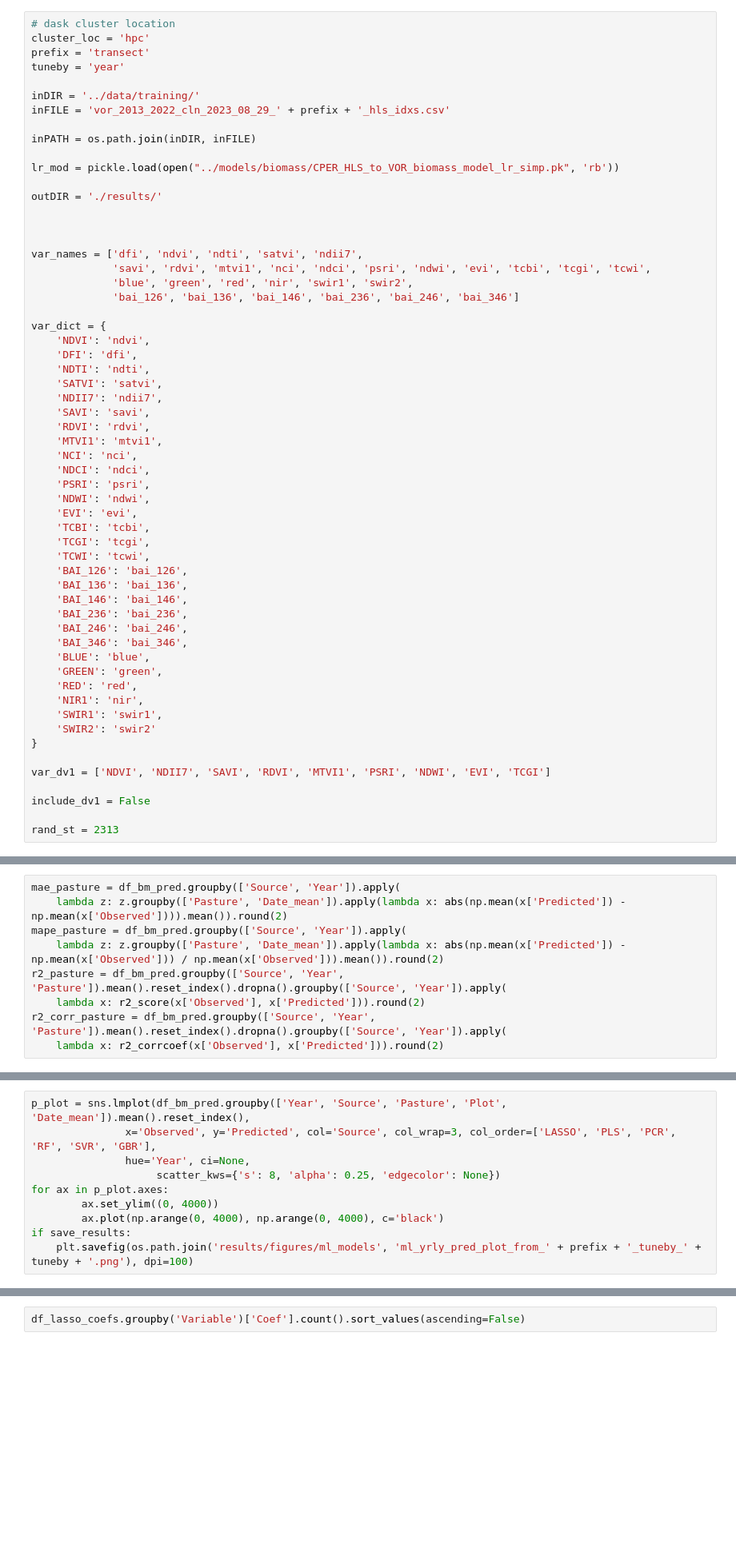
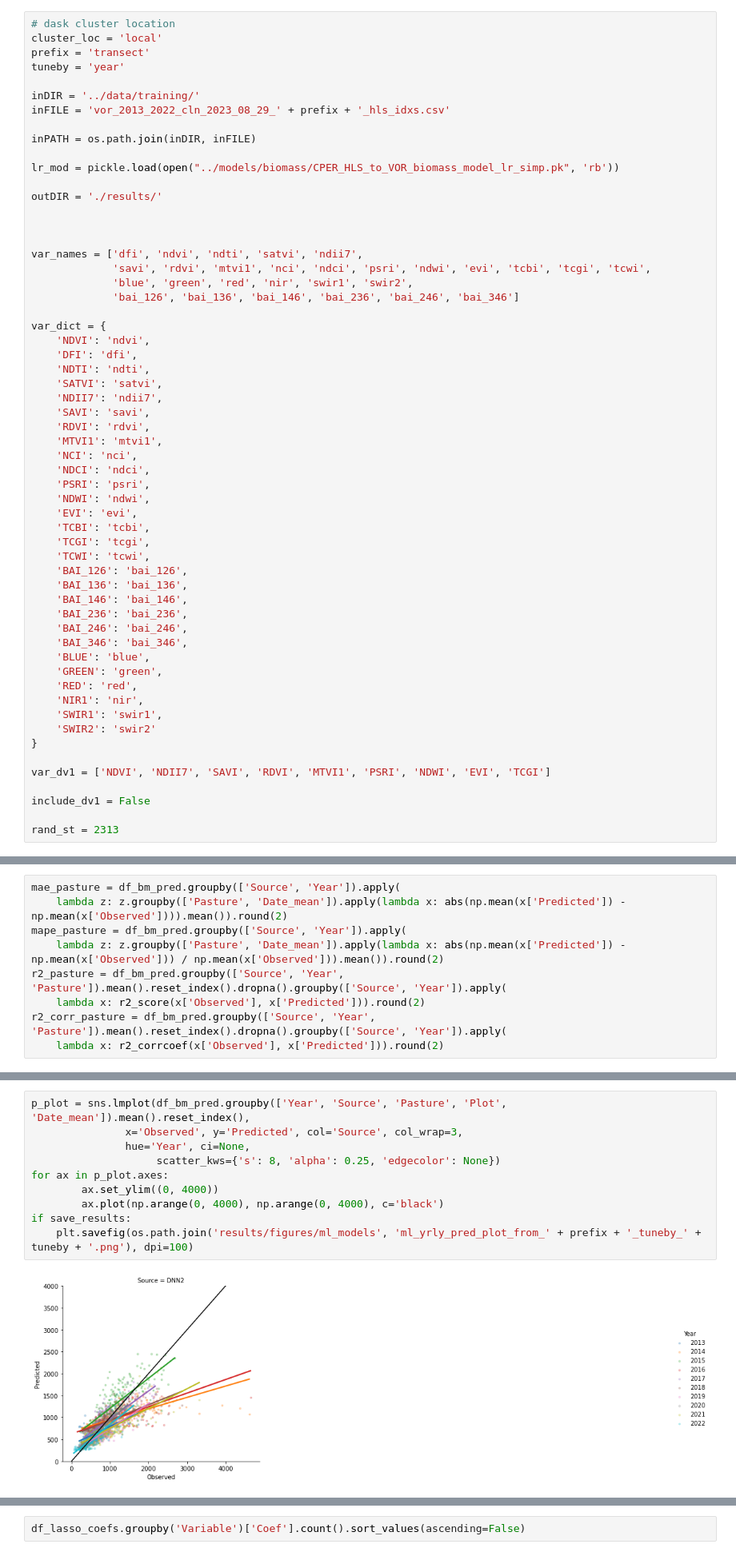
Before and after one commit to kearney-sp/cper_hls_veg_models, a Jupyter notebook: biomass/fit_ml_models_hls_vor_bm.ipynb, the cells around one changed output, grey strips where cells are left out. Shown: that part at 80% size. Saved outputs shown, nothing was run; the diff lists cells and outputs as text; blank space fills up the shorter version.

```diff
--- a/biomass/fit_ml_models_hls_vor_bm.ipynb
+++ b/biomass/fit_ml_models_hls_vor_bm.ipynb
@@ -20,7 +20,7 @@ from sklearn.exceptions import ConvergenceWarning
 import time
 # %%
 # dask cluster location
-cluster_loc = 'hpc'
+cluster_loc = 'local'
 prefix = 'transect'
 tuneby = 'year'
 
@@ -928,12 +1168,14 @@ else:
 # %%
 p_plot = sns.lmplot(df_bm_pred.groupby(['Year', 'Source', 'Pasture', 'Plot', 'Date_mean']).mean().reset_index(),
-               x='Observed', y='Predicted', col='Source', col_wrap=3, col_order=['LASSO', 'PLS', 'PCR', 'RF', 'SVR', 'GBR'],
+               x='Observed', y='Predicted', col='Source', col_wrap=3,
                hue='Year', ci=None,
                     scatter_kws={'s': 8, 'alpha': 0.25, 'edgecolor': None})
 for ax in p_plot.axes:
         ax.set_ylim((0, 4000))
         ax.plot(np.arange(0, 4000), np.arange(0, 4000), c='black')
 if save_results:
     plt.savefig(os.path.join('results/figures/ml_models', 'ml_yrly_pred_plot_from_' + prefix + '_tuneby_' + tuneby + '.png'), dpi=100)
+# %% [output]
+[figure, added]
 # %%
 p_pasture = sns.lmplot(df_bm_pred.groupby(['Year', 'Source', 'Pasture', 'Date_mean']).mean().reset_index(),
```
Also changed, not shown: parts of 26 cells of this notebook.
